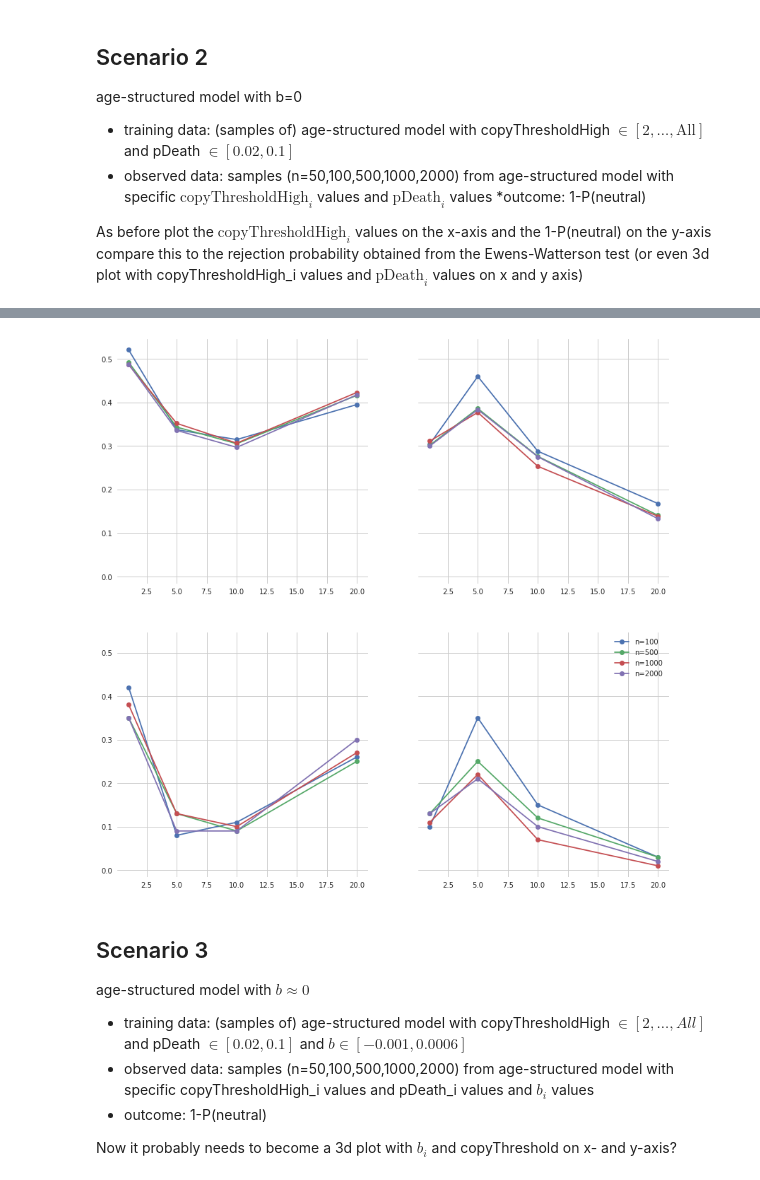
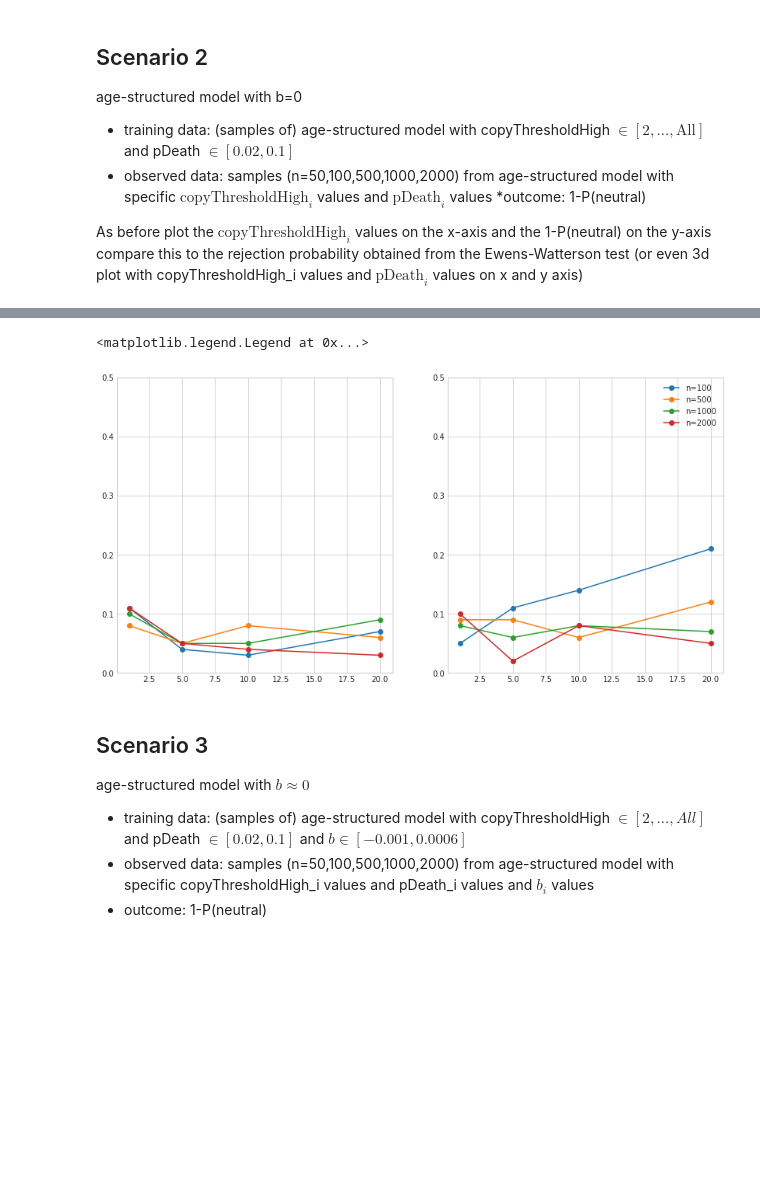
Before and after one commit to annenna4/Interplay-between-age-structure-and-cultural-transmission, a Jupyter notebook: notebooks/scenario-analysis.ipynb, the cells around one changed output, grey strips where cells are left out. Drawn from its saved outputs; the diff is of its cells as text; code cells hidden in the pictures; blank space fills up the shorter version.

```diff
--- a/notebooks/scenario-analysis.ipynb
+++ b/notebooks/scenario-analysis.ipynb
@@ -281,39 +209,37 @@ sns.histplot(theta_train[np.isclose(theta_train[:, 2], 0.04, rtol=1), 2], ax=ax)
-# %%
-import pandas as pd
-
-fig, axes = plt.subplots(ncols=2, nrows=2, figsize=(14, 14), sharey=True)
-# axes = axes.flatten()
-
-for j, n in enumerate((100, 500, 1000, 2000)):
-    transform = Compose(Sampler(n=n), HillNumbers(q_step=0.25))
-    testdata = PresimulatedDataset.load(
-        "../data/scenario-2-testset.npz", transform=transform)
-
-    for i, p_death in enumerate((0.02, 0.1)):
-
-        X_test, theta_test = testdata.dataset.numpy(), testdata.theta.numpy()
-        y_test = (theta_test[:, 0] != 0).astype(int)
-
-        index = (theta_test[:, 0] == 0.0) & (theta_test[:, 2] == p_death)
-
-        X_test, y_test = X_test[index], y_test[index]
-
-        probs = models_2[n]["clf"].predict_proba(X_test)[:, 1]
-        pred = (probs > 0.5).astype(float)
-
-        df = pd.DataFrame(theta_test[index], columns=["b", "p_mut", "p_death", "age_max"])
-        df["probs"] = probs
-        df["pred"] = pred
-        for l, label in enumerate(("probs", "pred")):
-            d = df.groupby("age_max")[label].mean()
-            values, labels = d.values, d.index
-            axes[l, i].plot(labels, values, '-o', color=f"C{j}", label=f"n={n}")
-
-#         axes[i].set(ylabel="p(non-neutral|x)", xlabel="Age Threshold High");
-#         axes[i].axhline(0.5, ls="--", color="grey")
-plt.legend();
-# %% [output]
-[figure, removed]
+# %%
+import pandas as pd
+
+fig, axes = plt.subplots(ncols=2, figsize=(14, 7))
+
+for j, n in enumerate((100, 500, 1000, 2000)):
+    transform = Compose(Sampler(n=n), HillNumbers(q_step=0.25))
+    testdata = PresimulatedDataset.load(
+        "../data/scenario-2-testset.npz", transform=transform)
+
+    for i, p_death in enumerate((0.02, 0.1)):
+
+        X_test, theta_test = testdata.dataset.numpy(), testdata.theta.numpy()
+        y_test = (theta_test[:, 0] != 0).astype(int)
+
+        index = (theta_test[:, 0] == 0.0) & (theta_test[:, 2] == p_death)
+
+        X_test, y_test = X_test[index], y_test[index]
+
+        probs = models_2[n]["clf"].predict_proba(X_test)[:, 1]
+        pred = (probs > 0.5).astype(float)
+
+        df = pd.DataFrame(theta_test[index], columns=["b", "p_mut", "p_death", "age_max", "_"])
+        df["pred"] = pred
+        d = df.groupby("age_max")["pred"].mean()
+        values, labels = d.values, d.index
+        axes[i].plot(labels, values, '-o', color=f"C{j}", label=f"n={n}")
+        axes[i].set_ylim(0, 0.5)
+
+
+plt.legend()
+# %% [output]
+<matplotlib.legend.Legend at 0x...>
+[figure, added]
 # %% [markdown]
 ## Scenario 3
 
@@ -322,5 +248,3 @@ age-structured model with $b \approx 0$
 * training data: (samples of) age-structured model with copyThresholdHigh $\in[2,…,All]$ and pDeath $\in [0.02,0.1]$ and $b \in[-0.001,0.0006]$
 * observed data: samples (n=50,100,500,1000,2000) from age-structured model with specific copyThresholdHigh_i values and pDeath_i values and $b_i$ values
 * outcome: 1-P(neutral)
-
-Now it probably needs to become a 3d plot with $b_i$ and copyThreshold on x- and y-axis?
```
Also changed, not shown: parts of 19 cells of this notebook.
